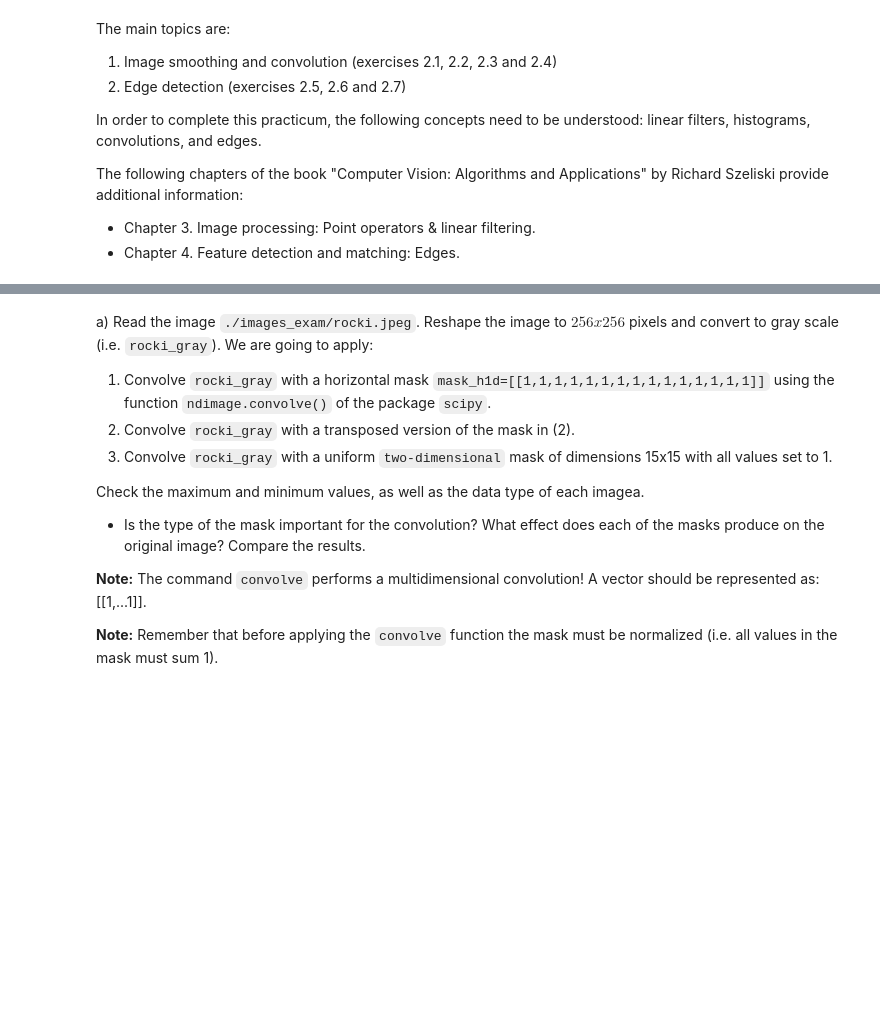
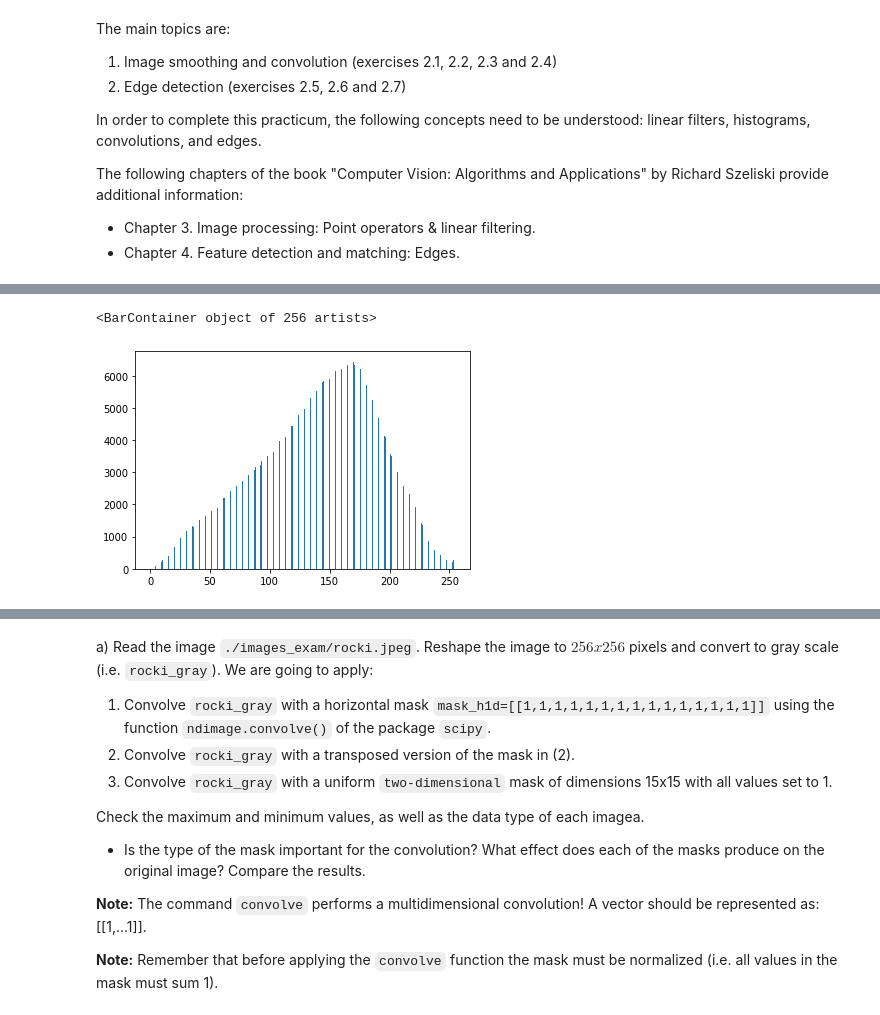
Before and after one commit to mates-info/artificial-vision, a Jupyter notebook: p2/P2_AntonioTigri_AndreuVall/p2_2022-23.ipynb, the cells around one changed output, grey strips where cells are left out. Drawn from its saved outputs; the diff is of its cells as text; code cells hidden in the pictures; blank space fills up the shorter version.

```diff
--- a/p2/P2_AntonioTigri_AndreuVall/p2_2022-23.ipynb
+++ b/p2/P2_AntonioTigri_AndreuVall/p2_2022-23.ipynb
@@ -70,0 +96,7 @@ The plotted histogram must accomplish these requirements (see image bellow as an
+# %%
+green = rocki[:, :, 1]
+hist = histogram(green.astype(float), nbins=256)
+plt.bar(hist[1], hist[0], 0.2)
+# %% [output]
+<BarContainer object of 256 artists>
+[figure, added]
```
Also changed, not shown: parts of 5 cells of this notebook, 1 other file.
